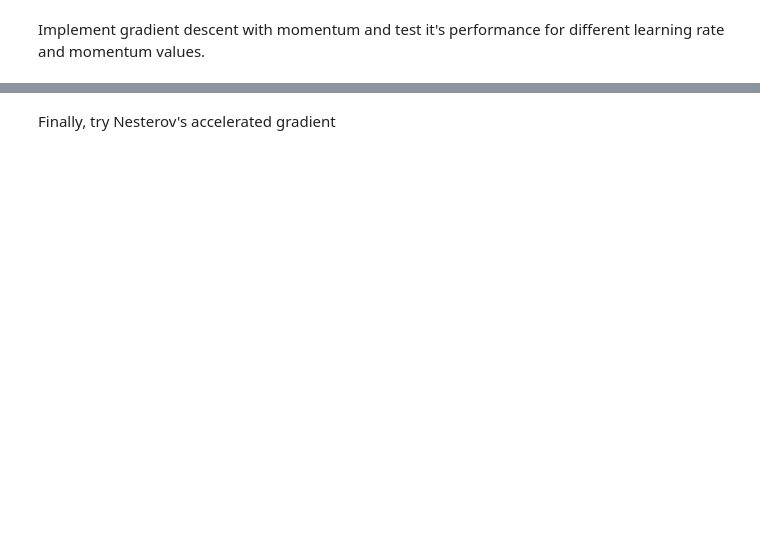
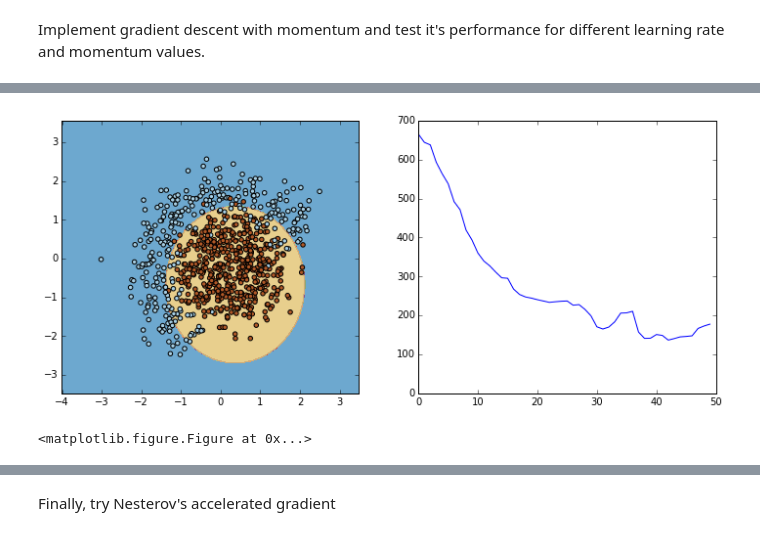
Before and after one commit to Aelphy/skoltech, a Jupyter notebook: term4/nn/ass2/Seminar2.ipynb, the cells around one changed output, grey strips where cells are left out. Saved outputs shown, nothing was run; the diff lists cells and outputs as text; code cells hidden in the pictures; blank space fills up the shorter version.

```diff
--- a/term4/nn/ass2/Seminar2.ipynb
+++ b/term4/nn/ass2/Seminar2.ipynb
@@ -108,2 +142,24 @@ plt.clf()
 # %% [markdown]
 Implement gradient descent with momentum and test it's performance for different learning rate and momentum values.
+# %%
+w = np.array([1,0,0,0,0,0])
+v = w.copy()
+
+alpha = 0.05 # learning rate
+mu    = 0.1 # momentum
+
+n_iter = 50
+batch_size = 4
+loss = np.zeros(n_iter)
+plt.figure(figsize=(12,5))
+
+for i in range(n_iter):
+    ind = random.sample(range(X.shape[0]), batch_size)
+    loss[i] = compute_loss(X, y, w)
+    visualize(X[ind,:], y[ind], w, loss, n_iter)
+
+    v = mu * v - alpha * compute_grad(X[ind,:], y[ind], w)
+    w = w + v
+
+visualize(X, y, w, loss, n_iter)
+plt.clf()
@@ -109,0 +169,25 @@ Implement gradient descent with momentum and test it's performance for different
+# %%
+w = np.array([1,0,0,0,0,0])
+v = w.copy()
+
+alpha = 0.05 # learning rate
+mu    = 0.5 # momentum
+
+n_iter = 50
+batch_size = 4
+loss = np.zeros(n_iter)
+plt.figure(figsize=(12,5))
+
+for i in range(n_iter):
+    ind = random.sample(range(X.shape[0]), batch_size)
+    loss[i] = compute_loss(X, y, w)
+    visualize(X[ind,:], y[ind], w, loss, n_iter)
+
+    v = mu * v - alpha * compute_grad(X[ind,:], y[ind], w)
+    w = w + v
+
+visualize(X, y, w, loss, n_iter)
+plt.clf()
+# %% [output]
+[figure, added]
+<matplotlib.figure.Figure at 0x...>
```
Also changed, not shown: parts of 14 cells of this notebook, 10 other files.
